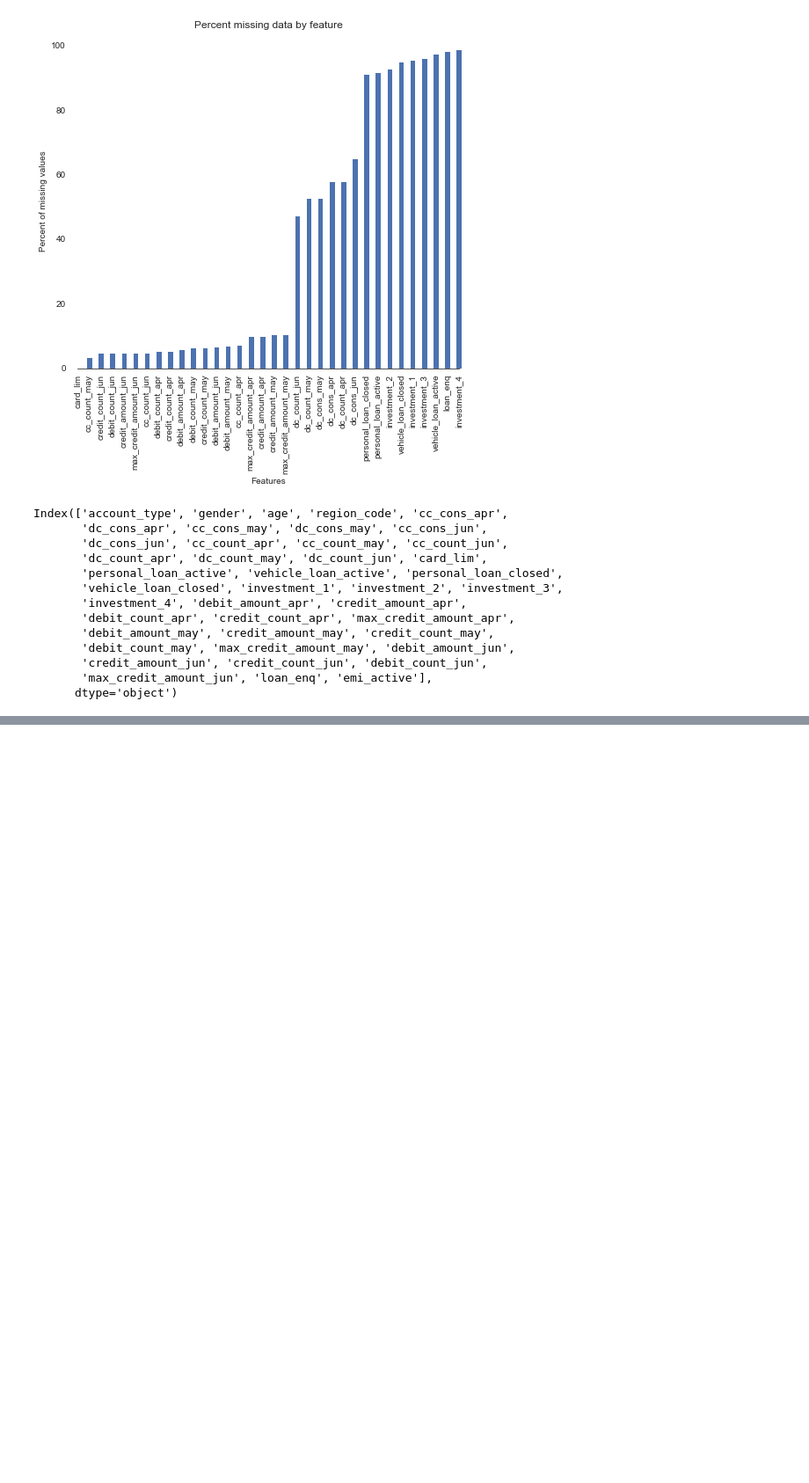
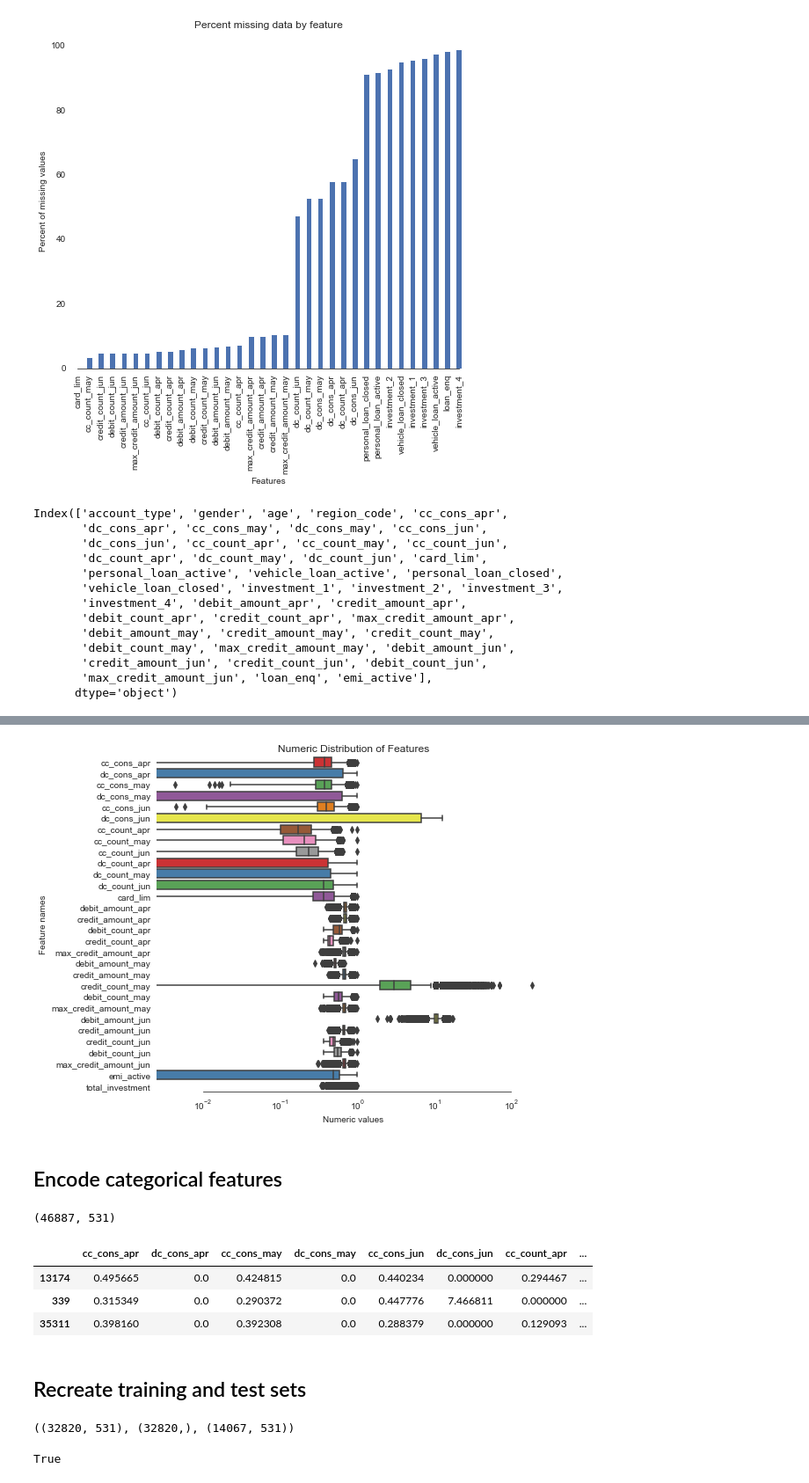
Before and after one commit to EllenZhangYarong/Hackthon_AmExpert_decipHER, a Jupyter notebook: AmExpert.ipynb, the cells around one changed output, grey strips where cells are left out. Shown at 88% size. Saved outputs shown, nothing was run; the diff lists cells and outputs as text; code cells hidden in the pictures; blank space fills up the shorter version.

```diff
--- a/AmExpert.ipynb
+++ b/AmExpert.ipynb
@@ -506,0 +603,4 @@ df_dict
+# %%
+all_features["dc_cons_jun"] = np.log1p(all_features["dc_cons_jun"])
+all_features["debit_amount_jun"] = np.log1p(all_features["debit_amount_jun"])
+all_features["debit_amount_may"] = np.log1p(all_features["debit_amount_may"])
@@ -506,0 +621,26 @@ df_dict
+# %%
+sns.set_style("white")
+f, ax = plt.subplots(figsize=(8, 7))
+ax.set_xscale("log")
+ax = sns.boxplot(data=all_features[numeric] , orient="h", palette="Set1")
+ax.xaxis.grid(False)
+ax.set(ylabel="Feature names")
+ax.set(xlabel="Numeric values")
+ax.set(title="Numeric Distribution of Features")
+sns.despine(trim=True, left=True)
+# %% [output]
+[figure, added]
+# %% [markdown]
+## Encode categorical features
+# %%
+all_features = pd.get_dummies(all_features).reset_index(drop=True)
+all_features.shape
+# %% [output]
+(46887, 531)
+# %%
+all_features.sample(3)
+# %% [output]
+|  | cc_cons_apr | dc_cons_apr | cc_cons_may | dc_cons_may | cc_cons_jun | dc_cons_jun | cc_count_apr | ... |
+| 13174 | 0.495665 | 0.0 | 0.424815 | 0.0 | 0.440234 | 0.000000 | 0.294467 | ... |
+| 339 | 0.315349 | 0.0 | 0.290372 | 0.0 | 0.447776 | 7.466811 | 0.000000 | ... |
+| 35311 | 0.398160 | 0.0 | 0.392308 | 0.0 | 0.288379 | 0.000000 | 0.129093 | ... |
@@ -506,0 +652,12 @@ df_dict
+# %% [markdown]
+## Recreate training and test sets
+# %%
+X = all_features.iloc[:len(train_labels), :]
+X_test = all_features.iloc[len(train_labels):, :]
+X.shape, train_labels.shape, X_test.shape
+# %% [output]
+((32820, 531), (32820,), (14067, 531))
+# %%
+np.any(np.isnan(X))
+# %% [output]
+True
```
Also changed, not shown: parts of 91 cells of this notebook, 5 other files.
